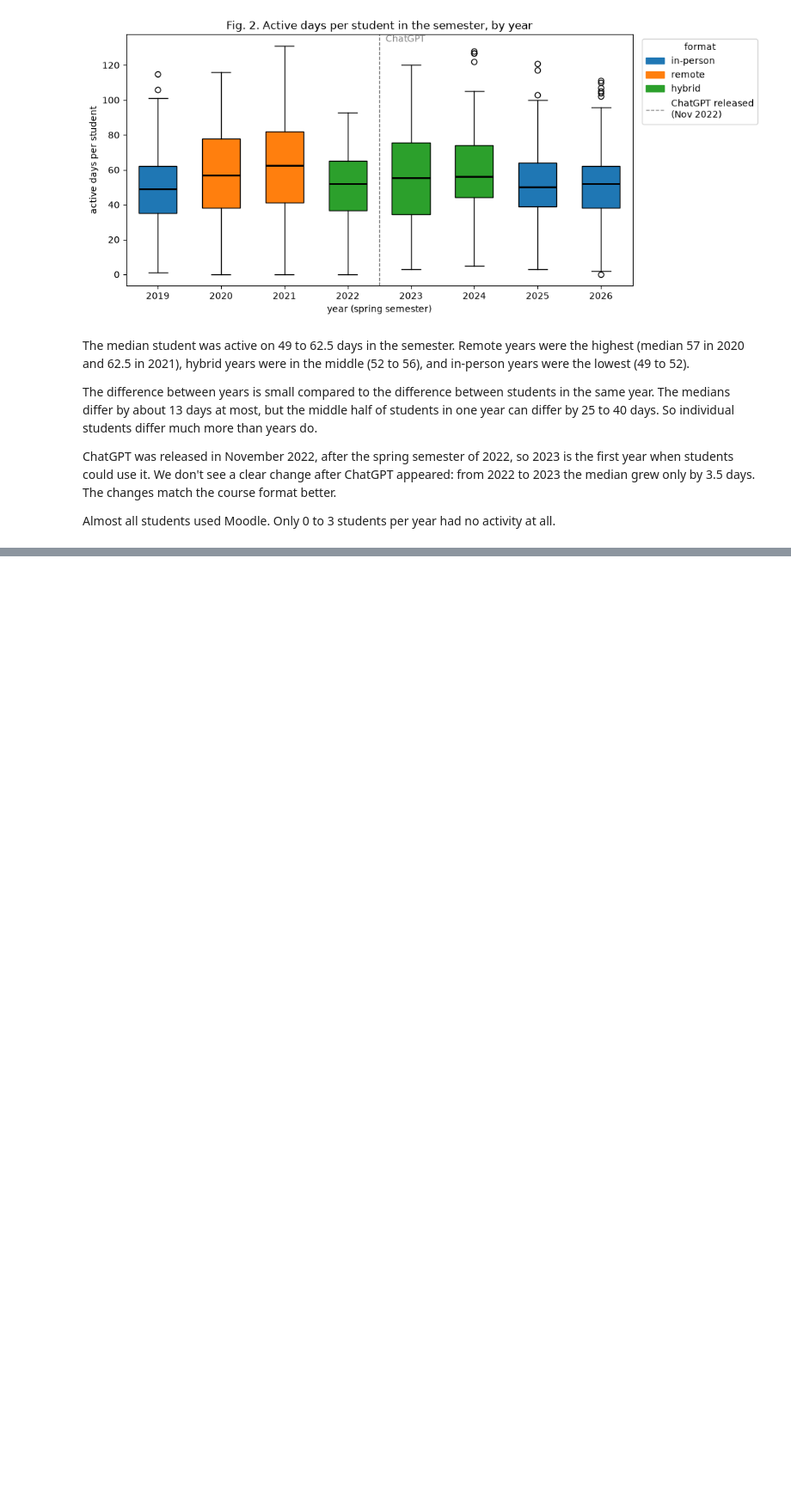
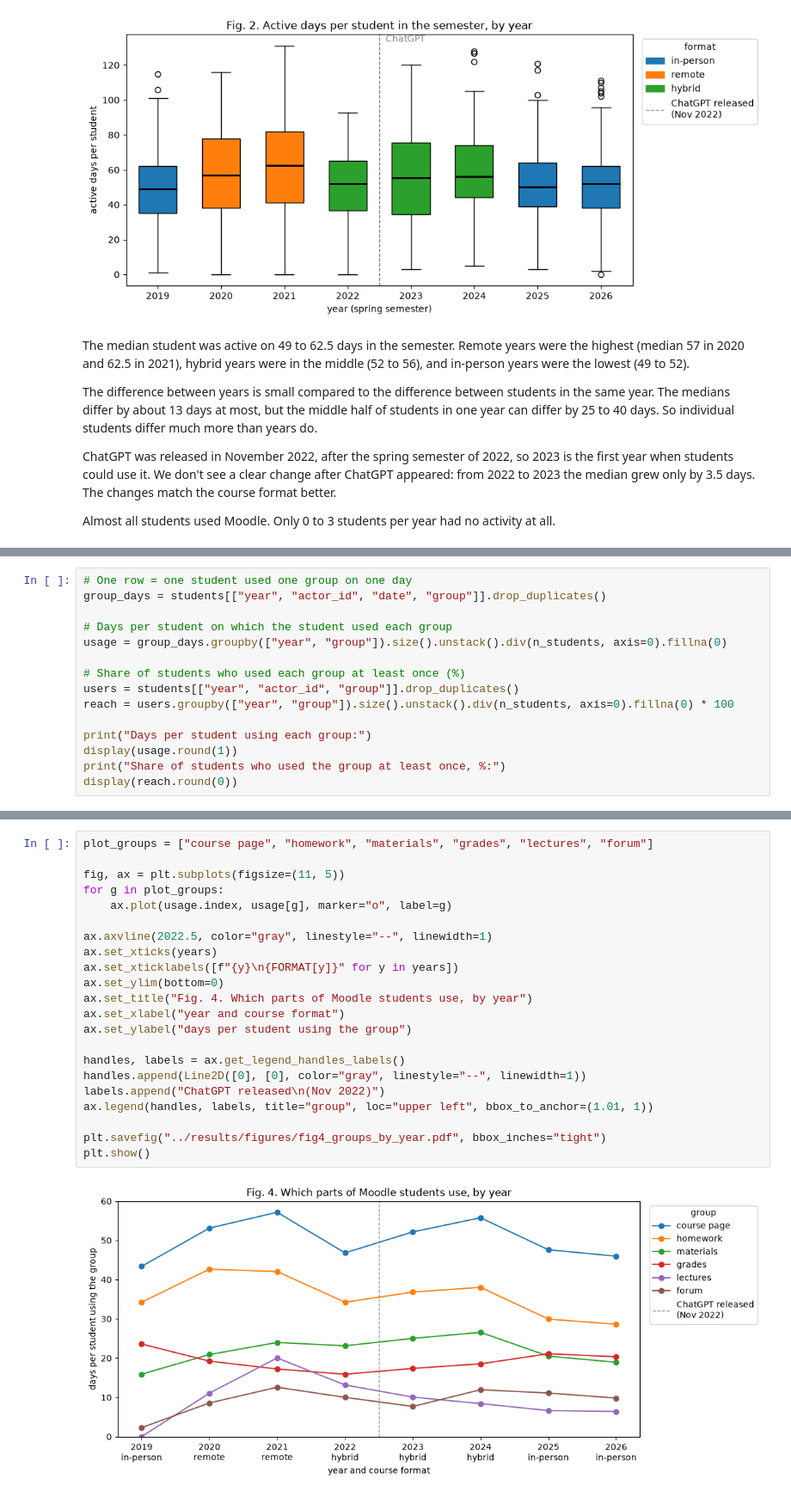
Before and after one commit to anderhinn/Project-F1-Moodle_Activity, a Jupyter notebook: hw10/02_trends_marina.ipynb, the cells around one changed output, grey strips where cells are left out. Shown at 86% size. Cells and saved outputs as stored; diff of their text form; blank space fills up the shorter version.

```diff
--- a/hw10/02_trends_marina.ipynb
+++ b/hw10/02_trends_marina.ipynb
@@ -277,0 +396,15 @@ Almost all students used Moodle. Only 0 to 3 students per year had no activity a
+# %%
+# One row = one student used one group on one day
+group_days = students[["year", "actor_id", "date", "group"]].drop_duplicates()
+
+# Days per student on which the student used each group
+usage = group_days.groupby(["year", "group"]).size().unstack().div(n_students, axis=0).fillna(0)
+
+# Share of students who used each group at least once (%)
+users = students[["year", "actor_id", "group"]].drop_duplicates()
+reach = users.groupby(["year", "group"]).size().unstack().div(n_students, axis=0).fillna(0) * 100
+
+print("Days per student using each group:")
+display(usage.round(1))
+print("Share of students who used the group at least once, %:")
+display(reach.round(0))
@@ -277,0 +434,24 @@ Almost all students used Moodle. Only 0 to 3 students per year had no activity a
+# %%
+plot_groups = ["course page", "homework", "materials", "grades", "lectures", "forum"]
+
+fig, ax = plt.subplots(figsize=(11, 5))
+for g in plot_groups:
+    ax.plot(usage.index, usage[g], marker="o", label=g)
+
+ax.axvline(2022.5, color="gray", linestyle="--", linewidth=1)
+ax.set_xticks(years)
+ax.set_xticklabels([f"{y}\n{FORMAT[y]}" for y in years])
+ax.set_ylim(bottom=0)
+ax.set_title("Fig. 4. Which parts of Moodle students use, by year")
+ax.set_xlabel("year and course format")
+ax.set_ylabel("days per student using the group")
+
+handles, labels = ax.get_legend_handles_labels()
+handles.append(Line2D([0], [0], color="gray", linestyle="--", linewidth=1))
+labels.append("ChatGPT released\n(Nov 2022)")
+ax.legend(handles, labels, title="group", loc="upper left", bbox_to_anchor=(1.01, 1))
+
+plt.savefig("../results/figures/fig4_groups_by_year.pdf", bbox_inches="tight")
+plt.show()
+# %% [output]
+[figure, added]
```
Also changed, not shown: parts of 18 cells of this notebook, 5 other files.
